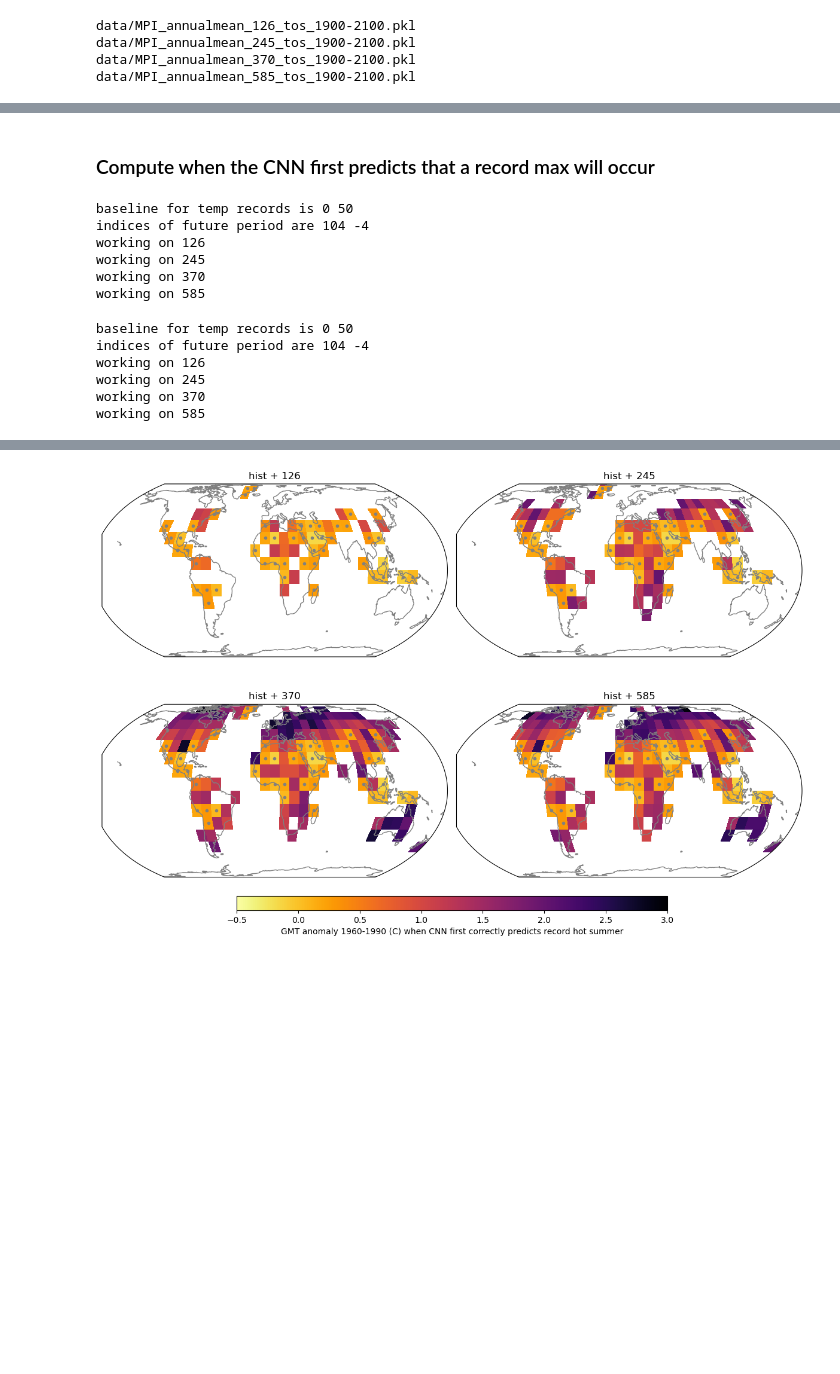
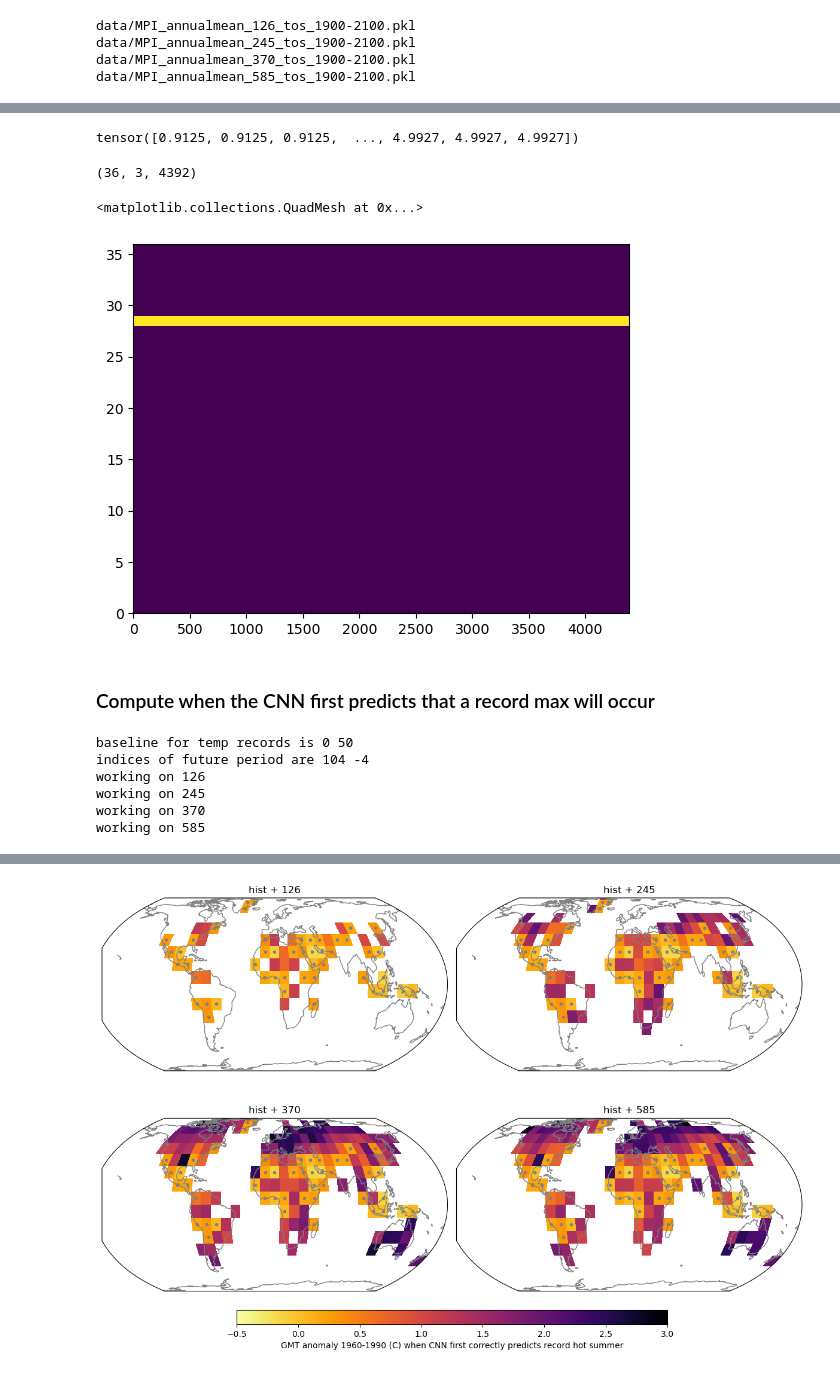
Before and after one commit to emily-gordy/predictability-emergence, a Jupyter notebook: FirstPredict.ipynb, the cells around one changed output, grey strips where cells are left out. Cells and saved outputs as stored; diff of their text form; code cells hidden in the pictures; blank space fills up the shorter version.

Commit message:
update evals for recordmax input

```diff
--- a/FirstPredict.ipynb
+++ b/FirstPredict.ipynb
@@ -114,11 +109,0 @@ AllData.alloutput[0][0,0].shape
-# %%
-# plt.pcolormesh(AllData.alloutput[0][0,0])
-
-landcheck = np.copy(AllData.alloutput[0][0,0])
-landcheck[:2,:] = np.zeros((2,36))+np.nan
-
-plt.pcolormesh(landcheck)
-
-landmask = ~np.isnan(AllData.alloutput[0][0,0])
-with open('landmask10x10.pkl','wb') as f:
-    pickle.dump(landmask,f)
@@ -127,4 +109,0 @@ with open('landmask10x10.pkl','wb') as f:
-# %%
-with open('landmask10x10.pkl','rb') as f:
-    landmask1 = pickle.load(f)
-landmask1.shape
@@ -133,3 +131,21 @@ landmask1.shape
+# %%
+inputtestGMT[:,1]
+# %% [output]
+tensor([0.9125, 0.9125, 0.9125,  ..., 4.9927, 4.9927, 4.9927])
+# %%
+fileopen = "predictions/"+modelfilefront+"avgtime_"+str(outputavgtime)+"_allssps_lat_"+str(-60)+"_testing.pkl"
+# %%
+with open(fileopen,'rb') as f:
+    preds = pickle.load(f)
+
+preds.shape
+# %% [output]
+(36, 3, 4392)
+# %%
+plt.pcolormesh(preds[:,0])
+# %% [output]
+<matplotlib.collections.QuadMesh at 0x...>
+[figure, added]
 # %% [markdown]
 ### Compute when the CNN first predicts that a record max will occur
 # %%
@@ -149,7 +165,7 @@ cnn_accuracy = np.empty((5,len(AllData.output_lat),len(AllData.output_lon),20))+
 
 regenerate = False
 
-for ilatsel,latsel in enumerate(AllData.output_lat):
+for ilatsel,latsel in enumerate(AllData.output_lat[:5]):
 
     if (latsel>=0) & (regenerate==False):
 
@@ -158,7 +174,7 @@ for ilatsel,latsel in enumerate(AllData.output_lat):
 
         regenerate = True
 
-    fileopen = "predictions/"+modelfilefront+"avgtime"+str(outputavgtime)+"_allssps_lat"+str(latsel)+"_testing.pkl" # (nlon,nmodels=3,nsamples=3600)
+    fileopen = "predictions/"+modelfilefront+"avgtime_"+str(outputavgtime)+"_allssps_lat_"+str(latsel)+"_testing.pkl" # (nlon,nmodels=3,nsamples=3600)
 
     filecheck = glob.glob(fileopen)
     if len(filecheck) != 0:
@@ -166,7 +182,7 @@ for ilatsel,latsel in enumerate(AllData.output_lat):
         with open(filecheck[0],'rb') as f:
             predictions = pickle.load(f)
 
-        filetrue = "predictions/"+modelfilefront+"avgtime"+str(outputavgtime)+"_allssps_lat"+str(latsel)+"_truetesting.pkl"
+        filetrue = "predictions/"+modelfilefront+"avgtime_"+str(outputavgtime)+"_allssps_lat_"+str(latsel)+"_truetesting.pkl"
         with open(filetrue,'rb') as f:
             truths = pickle.load(f)
 
@@ -178,7 +194,7 @@ for ilatsel,latsel in enumerate(AllData.output_lat):
 
             if np.mean(avgtestpred[ilonsel]) != 0:
 
-                filemetrics = "metrics/"+modelfilefront+"avgtime"+str(outputavgtime)+"_allssps_lat"+str(latsel)+"_lon"+str(lonsel)+"_testing.json"
+                filemetrics = "metrics/"+modelfilefront+"avgtime_"+str(outputavgtime)+"_allssps_lat_"+str(latsel)+"_lon_"+str(lonsel)+"_testing.json"
                 with open(filemetrics, 'r') as f:
                     testmetrics = json.load(f)
 
@@ -217,9 +233,3 @@ working on 126
 working on 245
 working on 370
 working on 585
-baseline for temp records is 0 50
-indices of future period are 104 -4
-working on 126
-working on 245
-working on 370
-working on 585
```
Also changed, not shown: parts of 13 cells of this notebook, 3 other files.
